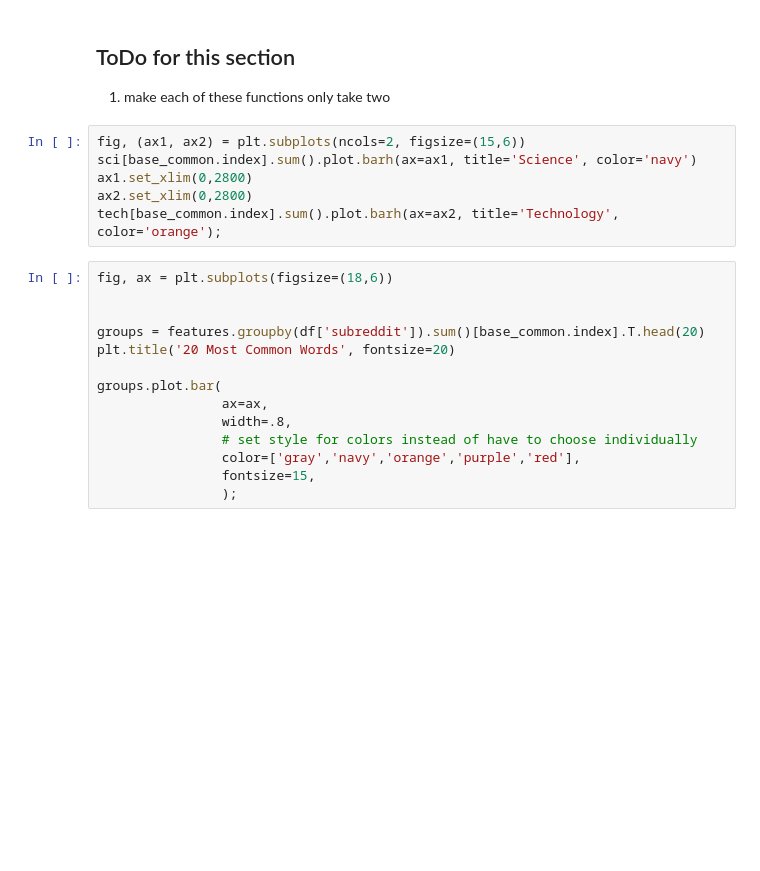
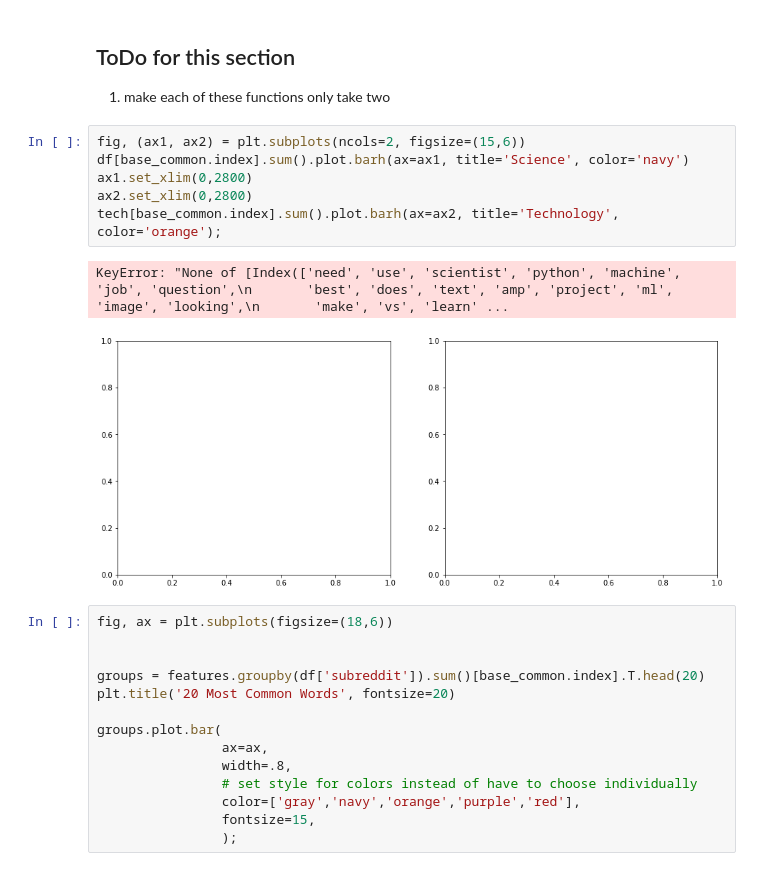
Before and after one commit to datapointchris/reddit-nlp, a Jupyter notebook: code/ds_workflow.ipynb, the cells around one changed output. Saved outputs shown, nothing was run; the diff lists cells and outputs as text; blank space fills up the shorter version.

```diff
--- a/code/ds_workflow.ipynb
+++ b/code/ds_workflow.ipynb
@@ -134,10 +176,13 @@ for subplot_idx, sub in enumerate(trimmed_list):
 1. make each of these functions only take two
 # %%
 fig, (ax1, ax2) = plt.subplots(ncols=2, figsize=(15,6))
-sci[base_common.index].sum().plot.barh(ax=ax1, title='Science', color='navy')
+df[base_common.index].sum().plot.barh(ax=ax1, title='Science', color='navy')
 ax1.set_xlim(0,2800)
 ax2.set_xlim(0,2800)
 tech[base_common.index].sum().plot.barh(ax=ax2, title='Technology', color='orange');
+# %% [output]
+KeyError: "None of [Index(['need', 'use', 'scientist', 'python', 'machine', 'job', 'question',\n       'best', 'does', 'text', 'amp', 'project', 'ml', 'image', 'looking',\n       'make', 'vs', 'learn' ...
+[figure, added]
 # %%
 fig, ax = plt.subplots(figsize=(18,6))
 
```
Also changed, not shown: parts of 29 cells of this notebook.
